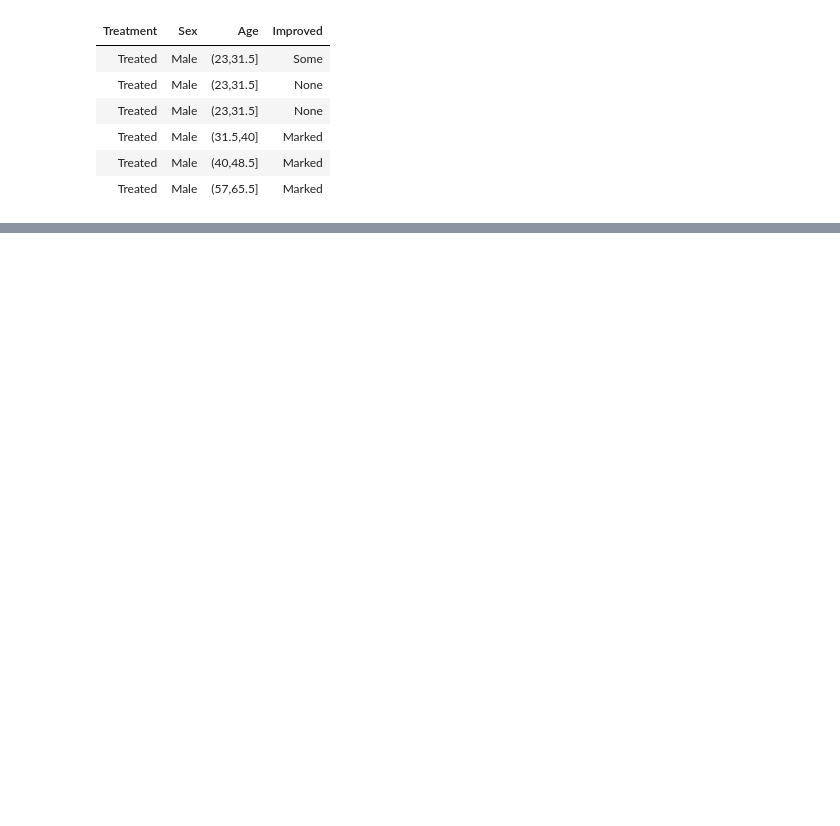
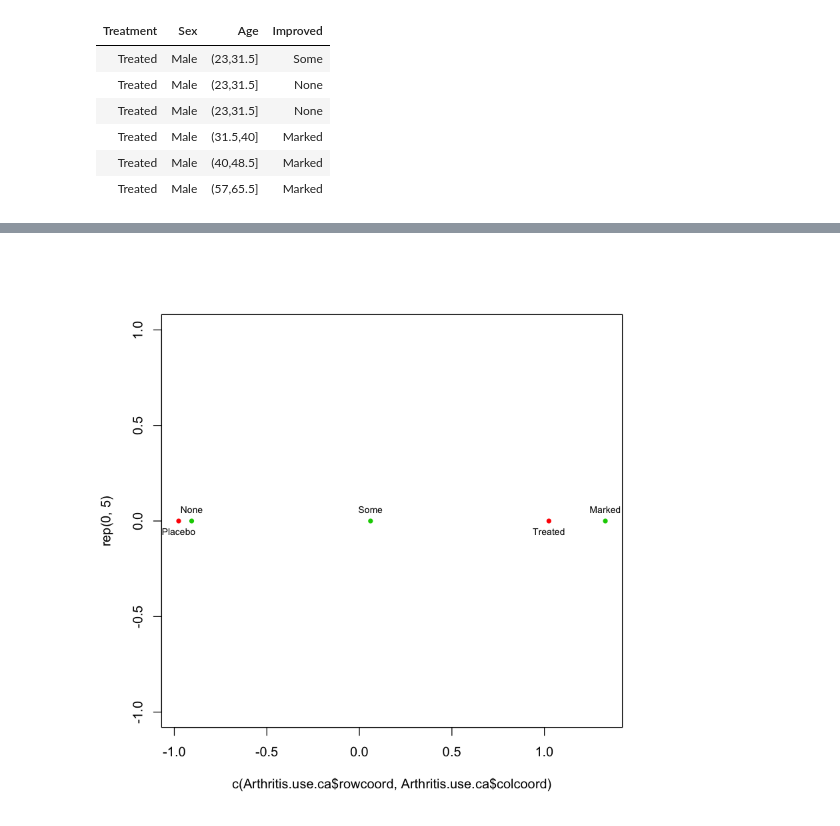
Before and after one commit to garciparedes/r-examples, a Jupyter notebook: notebooks/arthritis-ca-analysis.ipynb, the cells around one changed output, grey strips where cells are left out. Cells and saved outputs as stored; diff of their text form; code cells hidden in the pictures; blank space fills up the shorter version.

Commit message:
Improved visualization

```diff
--- a/notebooks/arthritis-ca-analysis.ipynb
+++ b/notebooks/arthritis-ca-analysis.ipynb
@@ -56,0 +32,4 @@ Dim. 2  -0.827665 -0.376761  1.370760
+# %%
+Arthritis.use.ca <- ca(Arthritis.use.table)
+Arthritis.use.ca$rowcoord
+Arthritis.use.ca$colcoord
@@ -56,0 +44,12 @@ Dim. 2  -0.827665 -0.376761  1.370760
+# %%
+plot(c(Arthritis.use.ca$rowcoord, Arthritis.use.ca$colcoord),
+     rep(0,5), col = c(rep(2,2), rep(3,3)),
+     pch =20)
+text(Arthritis.use.ca$colcoord,  rep(0,3),
+     rownames(Arthritis.use.ca$colcoord),
+      cex= 0.7, pos=3)
+text(Arthritis.use.ca$rowcoord,  rep(0,2),
+     rownames(Arthritis.use.ca$rowcoord),
+      cex= 0.7, pos=1)
+# %% [output]
+[figure, added]
```
Also changed, not shown: parts of 6 cells of this notebook.
